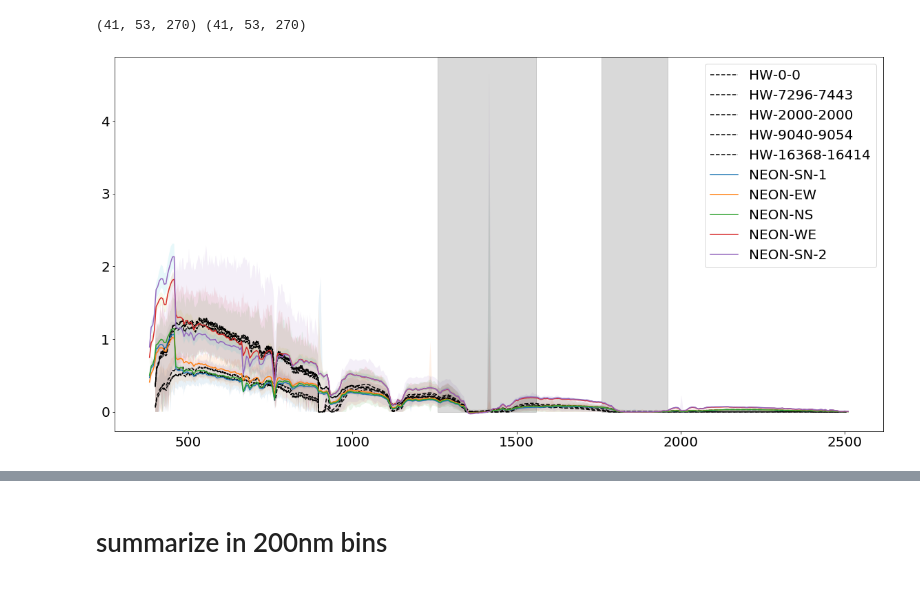
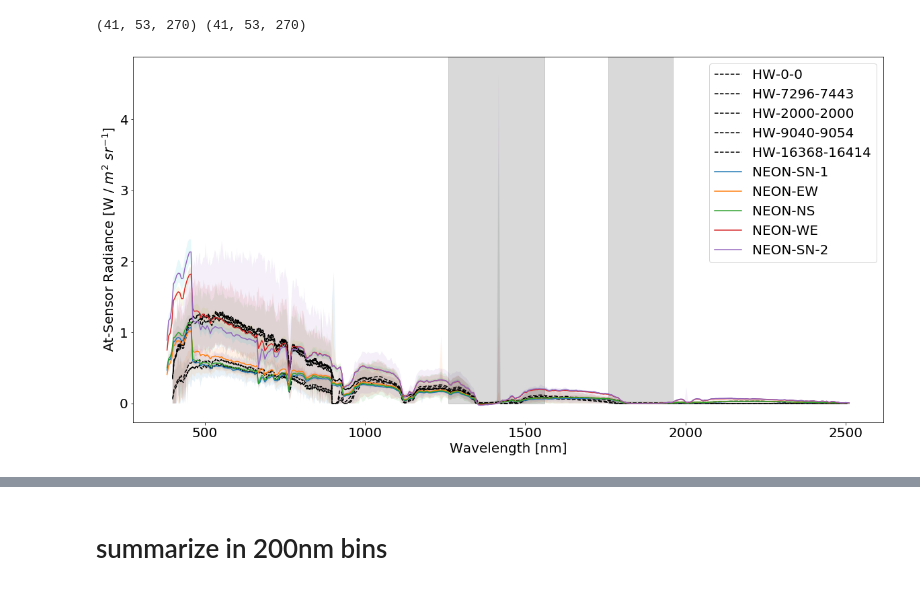
Before and after one commit to earthlab/neon-headwall-data, a Jupyter notebook: notebooks/DASK_RADIANCE_compare_headwall_NEON_all_flight_lines_TABLE_MTN.ipynb, the cells around one changed output, grey strips where cells are left out. Saved outputs shown, nothing was run; the diff lists cells and outputs as text; code cells hidden in the pictures.

```diff
--- a/notebooks/DASK_RADIANCE_compare_headwall_NEON_all_flight_lines_TABLE_MTN.ipynb
+++ b/notebooks/DASK_RADIANCE_compare_headwall_NEON_all_flight_lines_TABLE_MTN.ipynb
@@ -498,34 +499,36 @@ for full_neon in full_neon_ls:
 # %%
 
 font = {'family' : 'normal',
         'weight' : 'medium',
         'size'   : 20}
 
 matplotlib.rc('font', **font)
 
 plt.figure(figsize=(20,10))
 
 for full_wav, hw_mean, hw_min, hw_max, hw_l in zip(hw_wav_ls, hw_mean_ls, hw_min_ls, hw_max_ls, hw_lbl):
     plt.plot(full_wav, hw_mean, '--k', label=hw_l)
     plt.fill_between(full_wav, hw_min, hw_max, alpha=0.1)
     # plt.fill_between(full_wav, full_wav-hw_std, full_wav + hw_std, alpha=0.1)
 
 for neon_wav, neon_mean, neon_min, neon_max, fl in zip(neon_wav_ls, neon_mean_ls, neon_min_ls, neon_max_ls, fl_dir):
     plt.plot(neon_wav, neon_mean, label=fl)
     plt.fill_between(neon_wav, neon_min, neon_max, alpha=0.1)
 
 # 1260 to 1560 nm (Bands 98-128)
 # 1760 to 1960 nm (Bands 148-170)
 plt.gca().add_patch(
     plt.Rectangle((1260,0), 1560-1260, 20,color='k', alpha=0.15))
 
 plt.gca().add_patch(
     plt.Rectangle((1760,0), 1960-1760, 20,color='k', alpha=0.15))
 
 plt.legend()
+plt.xlabel('Wavelength [nm]')
+plt.ylabel('At-Sensor Radiance [W / $m^2$ $sr^{-1}$]')
 plt.show()
 # %% [output]
-[figure, old version]
+[figure, new version]
 # %%
 for full_wav, hw_mean, hw_min, hw_max, hw_l, neon_wav, neon_mean, neon_min, neon_max, fl in zip(hw_wav_ls, hw_mean_ls, hw_min_ls, hw_max_ls, hw_lbl,
                                                                                         neon_wav_ls, neon_mean_ls, neon_min_ls, neon_max_ls, fl_dir):
```
Also changed, not shown: parts of 13 cells of this notebook, 2 other files.
